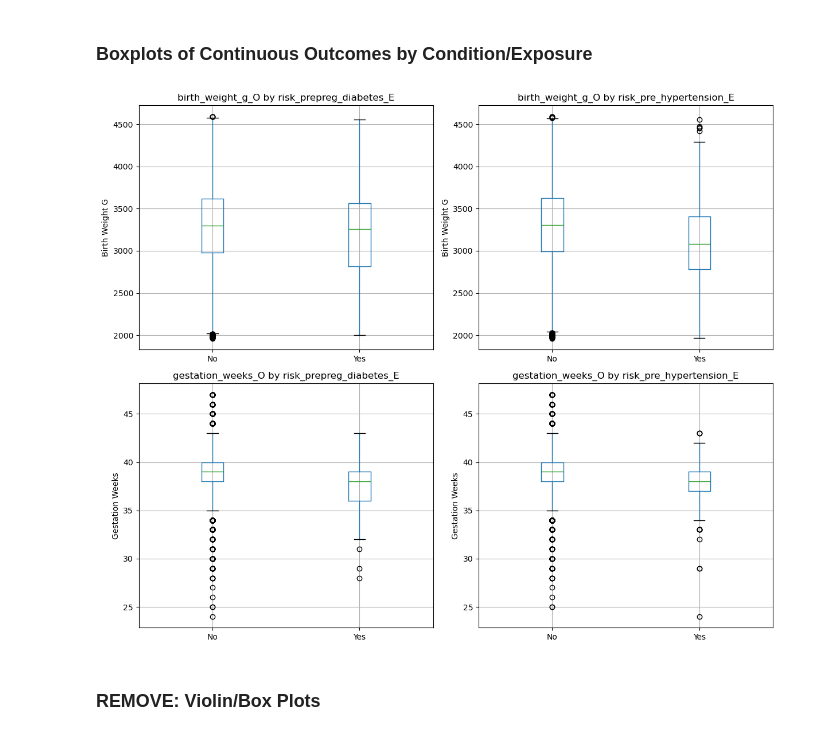
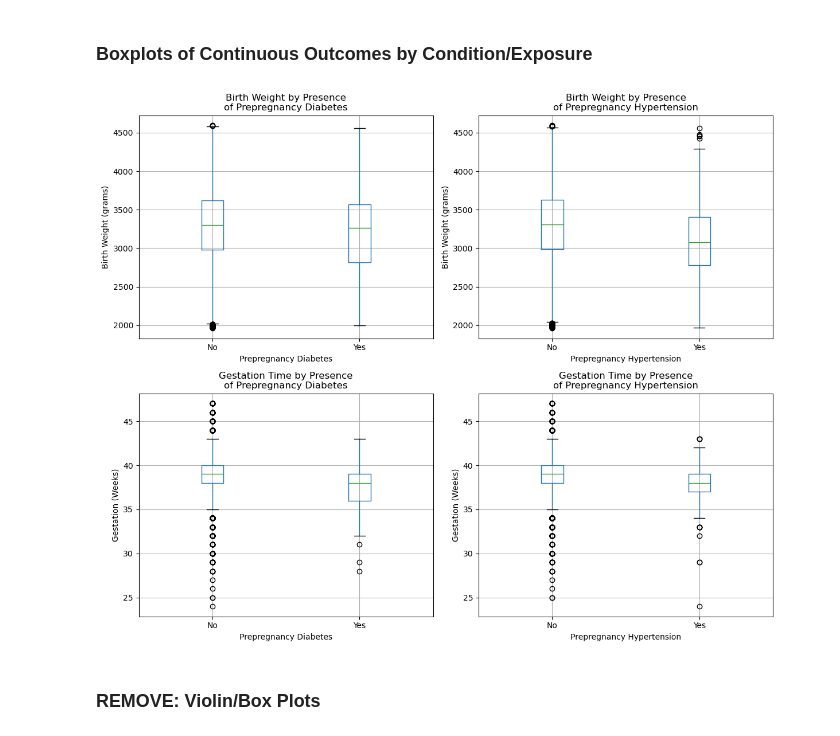
Before and after one commit to alisonmanna/dsan5100-final-project-group4, a Jupyter notebook: eda/eda_alison.ipynb, the cells around one changed output. Saved outputs shown, nothing was run; the diff lists cells and outputs as text; code cells hidden in the pictures.

```diff
--- a/eda/eda_alison.ipynb
+++ b/eda/eda_alison.ipynb
@@ -217,6 +243,23 @@ ax = sns.heatmap(prop_diff_matrix.astype(float), annot=True, cmap='RdBu_r',
 ax.set_xticklabels(ax.get_xticklabels(), fontsize=7, rotation=45, ha='right')
 ax.set_yticklabels(ax.get_yticklabels(), fontsize=7, rotation=0)
 
+# rename all ticks to more clear names
+ax.set_xticklabels([
+    'Required Immediate\nAssisted Ventilation',
+    'NICU Admission',
+    'Newborn Seizures',
+    'Required Assisted \nVentilation > 6hrs',
+    'Surfactant Required',
+    'Newborn Antibiotics'
+])
+ax.set_yticklabels([
+    'Prepregnancy\nDiabetes',
+    'Gestational\nDiabetes',
+    'Prepregnancy\nHypertension',
+    'Gestational\nHypertension',
+    'Eclampsia'
+ ])
+
 plt.title('Difference in Outcome Proportions\n(Exposed - Unexposed)')
 plt.tight_layout()
 plt.savefig("../plots/eda/multivar/prop_diff_heatmap_natality.png", dpi=300)
@@ -248,25 +291,45 @@ plt.savefig("../plots/eda/multivar/apgar_by_exposures_natality.png", dpi=300)
 # %%
 fig, axes = plt.subplots(2, 2, figsize=(12, 10))
 plt.subplots_adjust(hspace=0.35, wspace=0.3)
 
 continuous_outcomes = ['birth_weight_g_O', 'gestation_weeks_O']
 main_exposures = ['risk_prepreg_diabetes_E', 'risk_pre_hypertension_E']
 
 for idx, outcome in enumerate(continuous_outcomes):
     for jdx, exposure in enumerate(main_exposures):
         ax = axes[idx, jdx]
         data.boxplot(column=outcome, by=exposure, ax=ax)
         ax.set_title(f'{outcome} by {exposure}')
         ax.set_xlabel('')
         ax.set_ylabel(outcome.replace('_O', '').replace('_', ' ').title())
         plt.sca(ax)
         plt.xticks([1, 2], ['No', 'Yes'])
 
+# change titles
+axes[0, 0].set_title('Birth Weight by Presence\nof Prepregnancy Diabetes')
+axes[0, 1].set_title('Birth Weight by Presence\nof Prepregnancy Hypertension')
+axes[1, 0].set_title('Gestation Time by Presence\nof Prepregnancy Diabetes')
+axes[1, 1].set_title('Gestation Time by Presence\nof Prepregnancy Hypertension')
+
+# fix y axis label in each plot
+axes[0, 0].set_ylabel('Birth Weight (grams)')
+axes[0, 1].set_ylabel('Birth Weight (grams)')
+axes[1, 0].set_ylabel('Gestation (Weeks)')
+axes[1, 1].set_ylabel('Gestation (Weeks)')
+
+# add x axis title one by one
+
+axes[0, 0].set_xlabel('Prepregnancy Diabetes')
+axes[0, 1].set_xlabel('Prepregnancy Hypertension')
+axes[1, 0].set_xlabel('Prepregnancy Diabetes')
+axes[1, 1].set_xlabel('Prepregnancy Hypertension')
+
+
 plt.suptitle('')  # remove automatic suptitle
 plt.tight_layout()
 plt.savefig("../plots/eda/multivar/boxplots_natality_exposures_outcomes.png", dpi=300)
 # %% [output]
-[figure, old version]
+[figure, new version]
 # %% [markdown]
 ### REMOVE: Violin/Box Plots
 # %%
```
Also changed, not shown: parts of 2 cells of this notebook, 32 other files.
